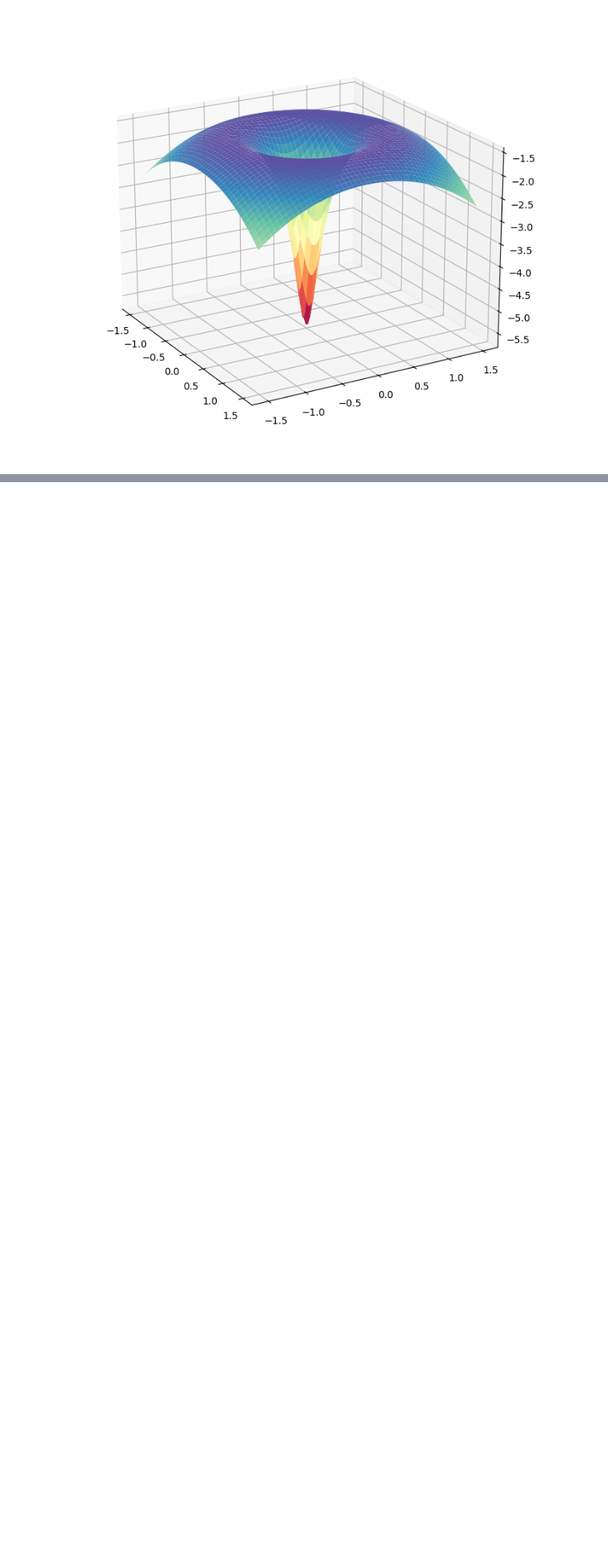
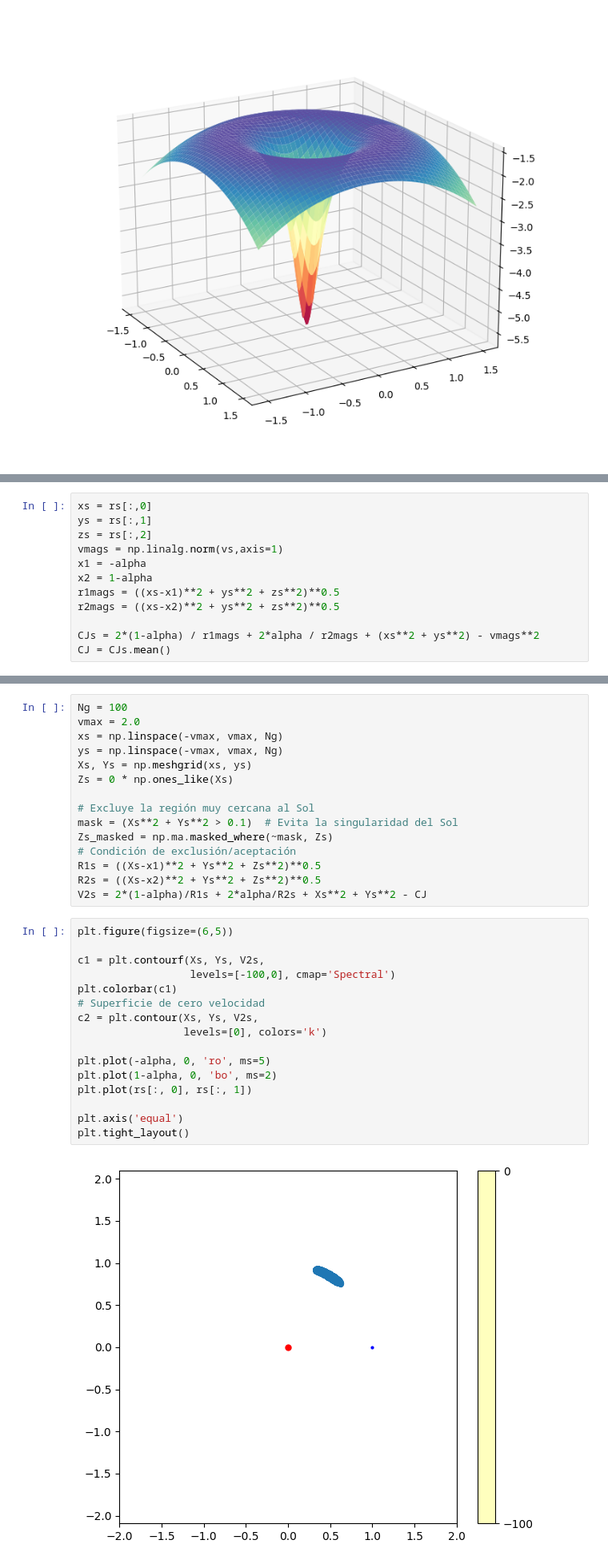
Before and after one commit to Daniel-534/MecanicaCeleste, a Jupyter notebook: Modelacion3/CRTBP_Jupiter.ipynb, the cells around one changed output, grey strips where cells are left out. Shown at 80% size. Cells and saved outputs as stored; diff of their text form; blank space fills up the shorter version.

```diff
--- a/Modelacion3/CRTBP_Jupiter.ipynb
+++ b/Modelacion3/CRTBP_Jupiter.ipynb
@@ -249,0 +251,12 @@ plt.tight_layout()
+# %%
+xs = rs[:,0]
+ys = rs[:,1]
+zs = rs[:,2]
+vmags = np.linalg.norm(vs,axis=1)
+x1 = -alpha
+x2 = 1-alpha
+r1mags = ((xs-x1)**2 + ys**2 + zs**2)**0.5
+r2mags = ((xs-x2)**2 + ys**2 + zs**2)**0.5
+
+CJs = 2*(1-alpha) / r1mags + 2*alpha / r2mags + (xs**2 + ys**2) - vmags**2
+CJ = CJs.mean()
@@ -249,0 +287,33 @@ plt.tight_layout()
+# %%
+Ng = 100
+vmax = 2.0
+xs = np.linspace(-vmax, vmax, Ng)
+ys = np.linspace(-vmax, vmax, Ng)
+Xs, Ys = np.meshgrid(xs, ys)
+Zs = 0 * np.ones_like(Xs)
+
+# Excluye la región muy cercana al Sol
+mask = (Xs**2 + Ys**2 > 0.1)  # Evita la singularidad del Sol
+Zs_masked = np.ma.masked_where(~mask, Zs)
+# Condición de exclusión/aceptación
+R1s = ((Xs-x1)**2 + Ys**2 + Zs**2)**0.5
+R2s = ((Xs-x2)**2 + Ys**2 + Zs**2)**0.5
+V2s = 2*(1-alpha)/R1s + 2*alpha/R2s + Xs**2 + Ys**2 - CJ
+# %%
+plt.figure(figsize=(6,5))
+
+c1 = plt.contourf(Xs, Ys, V2s,
+                  levels=[-100,0], cmap='Spectral')
+plt.colorbar(c1)
+# Superficie de cero velocidad
+c2 = plt.contour(Xs, Ys, V2s,
+                 levels=[0], colors='k')
+
+plt.plot(-alpha, 0, 'ro', ms=5)
+plt.plot(1-alpha, 0, 'bo', ms=2)
+plt.plot(rs[:, 0], rs[:, 1])
+
+plt.axis('equal')
+plt.tight_layout()
+# %% [output]
+[figure, added]
```
Also changed, not shown: parts of 10 cells of this notebook.
